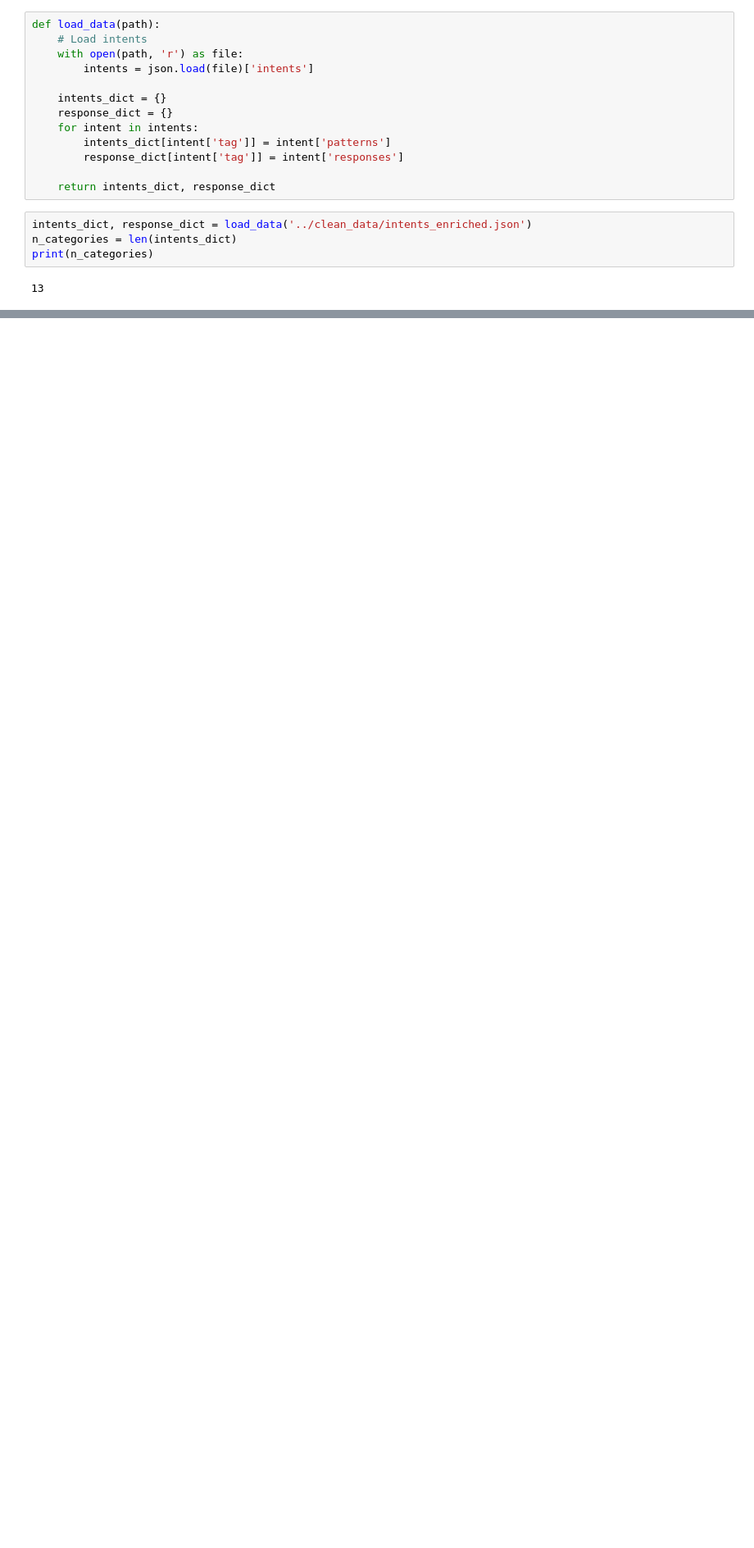
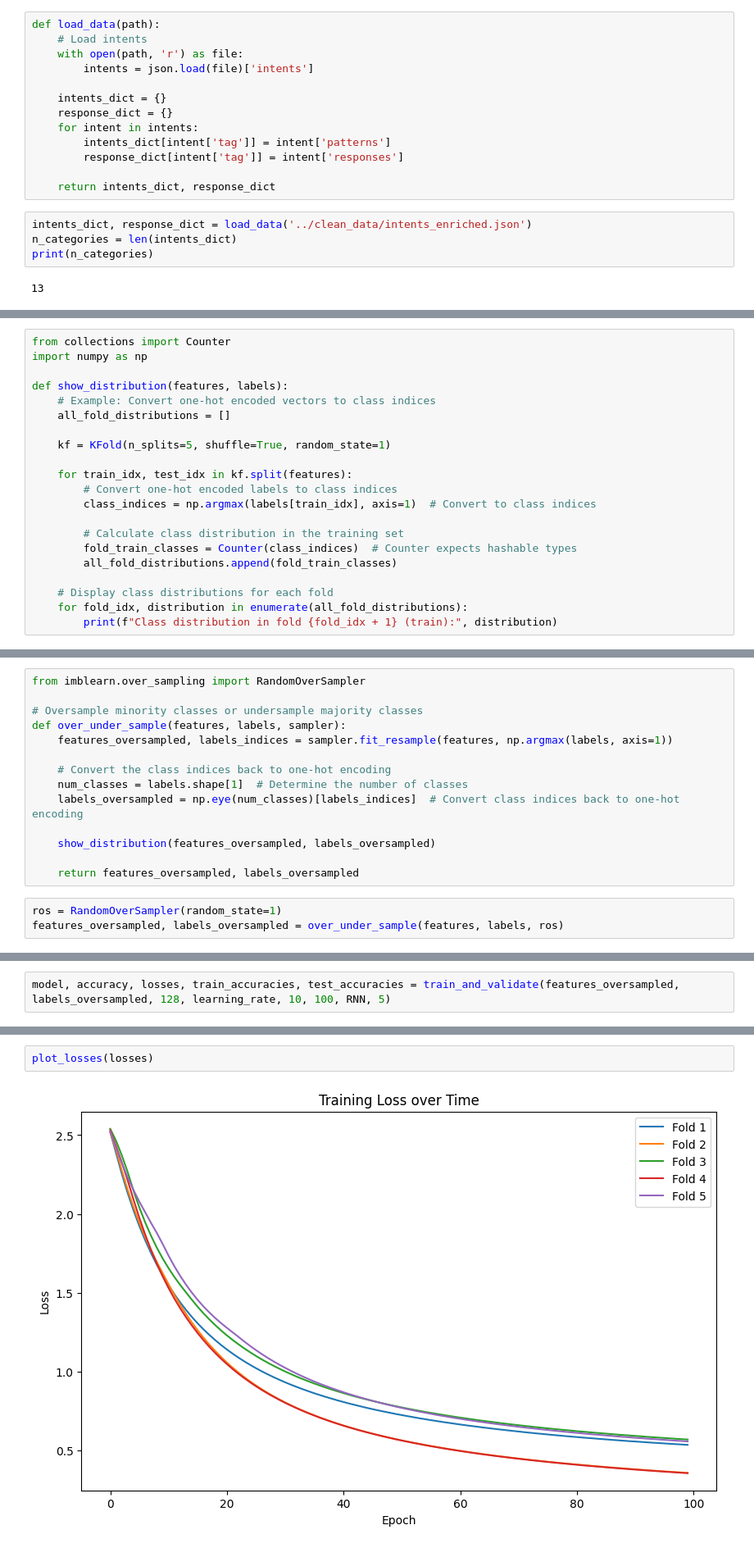
Before and after one commit to Riley94/Chatbot, a Jupyter notebook: src/intents_classification.ipynb, the cells around one changed output, grey strips where cells are left out. Shown: that part at 82% size. Drawn from its saved outputs; the diff is of its cells as text; blank space fills up the shorter version.

```diff
--- a/src/intents_classification.ipynb
+++ b/src/intents_classification.ipynb
@@ -443,0 +462,21 @@ torch.save(rnn, '../clean_data/models/intents_classifier.pth')
+# %%
+from collections import Counter
+import numpy as np
+
+def show_distribution(features, labels):
+    # Example: Convert one-hot encoded vectors to class indices
+    all_fold_distributions = []
+
+    kf = KFold(n_splits=5, shuffle=True, random_state=1)
+
+    for train_idx, test_idx in kf.split(features):
+        # Convert one-hot encoded labels to class indices
+        class_indices = np.argmax(labels[train_idx], axis=1)  # Convert to class indices
+
+        # Calculate class distribution in the training set
+        fold_train_classes = Counter(class_indices)  # Counter expects hashable types
+        all_fold_distributions.append(fold_train_classes)
+
+    # Display class distributions for each fold
+    for fold_idx, distribution in enumerate(all_fold_distributions):
+        print(f"Class distribution in fold {fold_idx + 1} (train):", distribution)
@@ -443,0 +510,17 @@ torch.save(rnn, '../clean_data/models/intents_classifier.pth')
+# %%
+from imblearn.over_sampling import RandomOverSampler
+
+# Oversample minority classes or undersample majority classes
+def over_under_sample(features, labels, sampler):
+    features_oversampled, labels_indices = sampler.fit_resample(features, np.argmax(labels, axis=1))
+
+    # Convert the class indices back to one-hot encoding
+    num_classes = labels.shape[1]  # Determine the number of classes
+    labels_oversampled = np.eye(num_classes)[labels_indices]  # Convert class indices back to one-hot encoding
+
+    show_distribution(features_oversampled, labels_oversampled)
+
+    return features_oversampled, labels_oversampled
+# %%
+ros = RandomOverSampler(random_state=1)
+features_oversampled, labels_oversampled = over_under_sample(features, labels, ros)
@@ -443,0 +535,2 @@ torch.save(rnn, '../clean_data/models/intents_classifier.pth')
+# %%
+model, accuracy, losses, train_accuracies, test_accuracies = train_and_validate(features_oversampled, labels_oversampled, 128, learning_rate, 10, 100, RNN, 5)
@@ -443,0 +597,4 @@ torch.save(rnn, '../clean_data/models/intents_classifier.pth')
+# %%
+plot_losses(losses)
+# %% [output]
+[figure, added]
```
Also changed, not shown: parts of 59 cells of this notebook.
